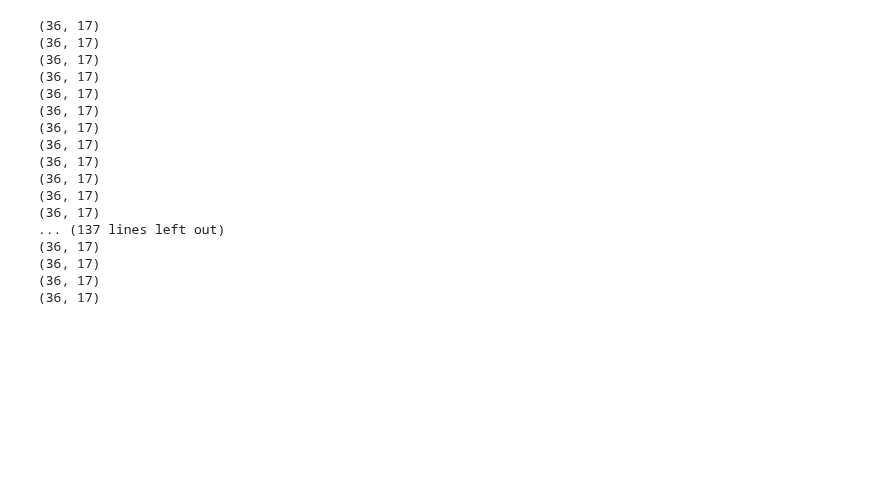
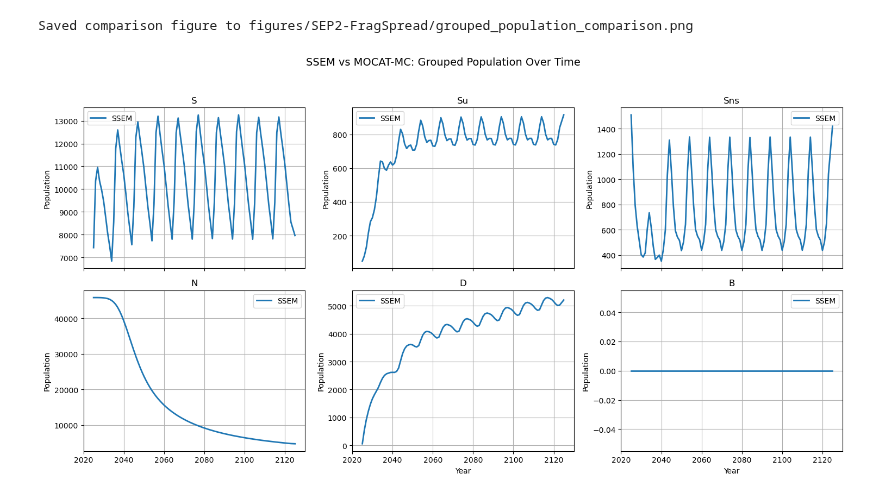
Before and after one commit to ARCLab-MIT/pyssem, a Jupyter notebook: pyssem/tester.ipynb, the cells around one changed output. Drawn from its saved outputs; the diff is of its cells as text; code cells hidden in the pictures; blank space fills up the shorter version.

Commit message:
updates to elliptical orbits

```diff
--- a/pyssem/tester.ipynb
+++ b/pyssem/tester.ipynb
@@ -7,21 +646,60 @@ with open(f"../scenario-properties-collision.pkl", "rb") as f:
 # %%
-for i in scenario_properties.collision_pairs:
-    print(i.eqs.shape)
+mc_pop_time_path = '/Users/indigobrownhall/Code/MOCAT-VnV/results/pop_time.csv'
+sep = SEPDataExport(scenario_properties, "SEP2-FragSpread", elliptical=True, MOCAT_MC_Path=mc_pop_time_path)
 # %% [output]
-(36, 17)
-(36, 17)
-(36, 17)
-(36, 17)
-(36, 17)
-(36, 17)
-(36, 17)
-(36, 17)
-(36, 17)
-(36, 17)
-(36, 17)
-(36, 17)
-... (137 lines left out)
-(36, 17)
-(36, 17)
-(36, 17)
-(36, 17)
+Saved comparison figure to figures/SEP2-FragSpread/grouped_population_comparison.png
+# %%
+# === Plot SSEM vs MOCAT-MC for selected groups ===
+# Assuming Jupyter: data already loaded as sep.df_pop_alt and sep.df_pop_time
+# Prepare DataFrames
+if hasattr(sep, 'df_pop_time'):
+    pop_time_df = sep.pop_time_df_grouped
+if hasattr(sep, 'df_pop_alt'):
+    pop_time_alt_df = sep.pop_time_alt_df_grouped
+
+# Compute total per species-year for SSEM
+ssem = sep.pop_time_df_grouped.copy()
+
+# Define groups and grid
+species_groups = ['S', 'Su', 'Sns', 'N', 'D', 'B']
+start_year = scenario_properties.output.t[0] + sep.start_year  # first year
+ssem_years = np.unique(ssem['Year'].values)
+
+# Organize SSEM group totals
+group_totals = {
+    group: ssem[ssem['Species'] == group].set_index('Year')['Population'].reindex(ssem_years, fill_value=0).values
+    for group in species_groups
+}
+
+# Assume mc_pop_time exists as DataFrame
+mc_pop_time = globals().get('mc_pop_time', pd.DataFrame())
+
+# Create comparison plot
+n_rows, n_cols = 2, 3
+fig, axes = plt.subplots(n_rows, n_cols, figsize=(15, 8), sharex=True)
+axes = axes.flatten()
+
+for idx, group in enumerate(species_groups):
+    ax = axes[idx]
+    # Plot SSEM
+    ax.plot(ssem_years, group_totals[group], label='SSEM', linewidth=2)
+    # Plot MC
+    if not mc_pop_time.empty and group in mc_pop_time['Species'].unique():
+        mc_df = mc_pop_time[mc_pop_time['Species'] == group]
+        ax.plot(mc_df['Year'], mc_df['Population'], '--', label='MC', linewidth=1.5)
+
+    ax.set_title(group)
+    ax.set_ylabel("Population")
+    ax.grid(True)
+    ax.legend()
+
+# Shared X label
+for ax in axes[-2:]:
+    ax.set_xlabel("Year")
+
+plt.suptitle("SSEM vs MOCAT-MC: Grouped Population Over Time", fontsize=14)
+plt.tight_layout(rect=[0, 0, 1, 0.95])
+plt.ticklabel_format(useOffset=False, axis='y')
+plt.show()
+# %% [output]
+[figure, added]
```
Also changed, not shown: parts of 1 cell of this notebook, 15 other files.
